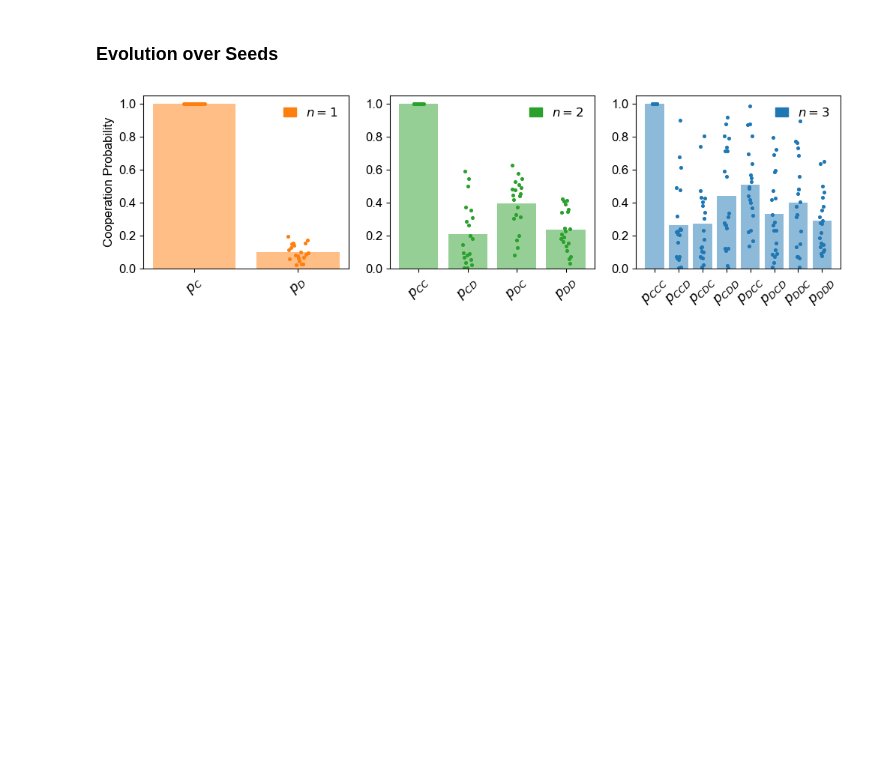
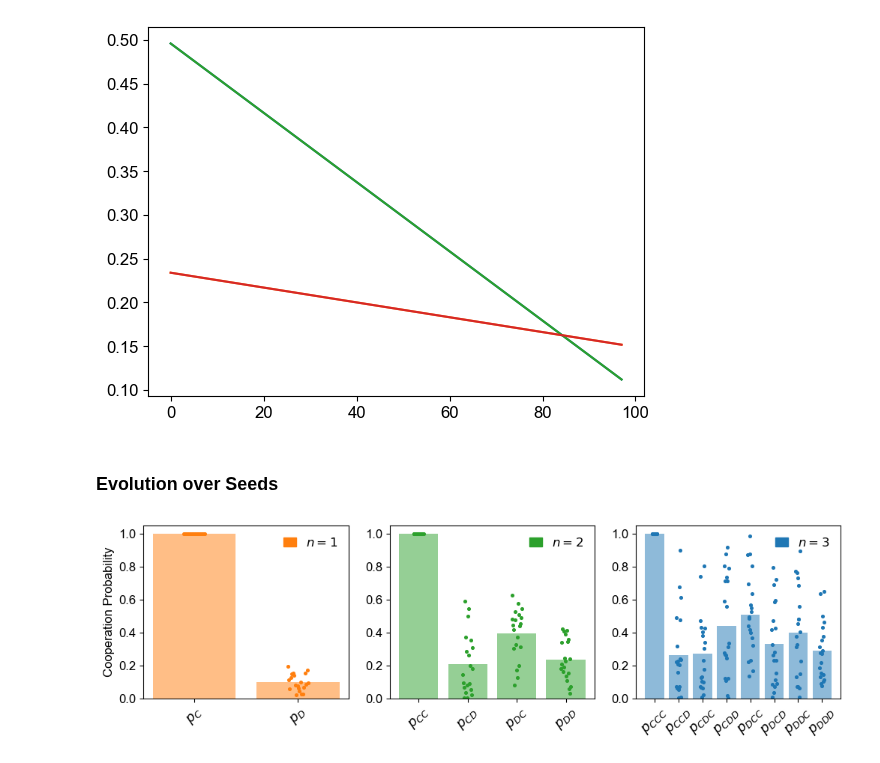
Before and after one commit to Nikoleta-v3/conditional-cooperation-with-longer-memory, a Jupyter notebook: notebooks/Looking into Fig 3.ipynb, the cells around one changed output. Saved outputs shown, nothing was run; the diff lists cells and outputs as text; code cells hidden in the pictures; blank space fills up the shorter version.

```diff
--- a/notebooks/Looking into Fig 3.ipynb
+++ b/notebooks/Looking into Fig 3.ipynb
@@ -167,0 +331,6 @@ Text(0.5, 1.0, 'Reactive-1')
+# %%
+plt.plot([expected_payoffs(resident1, [0.3, .3, .3, .3], b, c, N, i, memory) for i in range(1, 99)]);
+
+plt.plot([expected_payoffs(resident2, [0.3, .3, .3, .3], b, c, N, i, memory) for i in range(1, 99)]);
+# %% [output]
+[figure, added]
```
Also changed, not shown: parts of 57 cells of this notebook, 17 other files.
